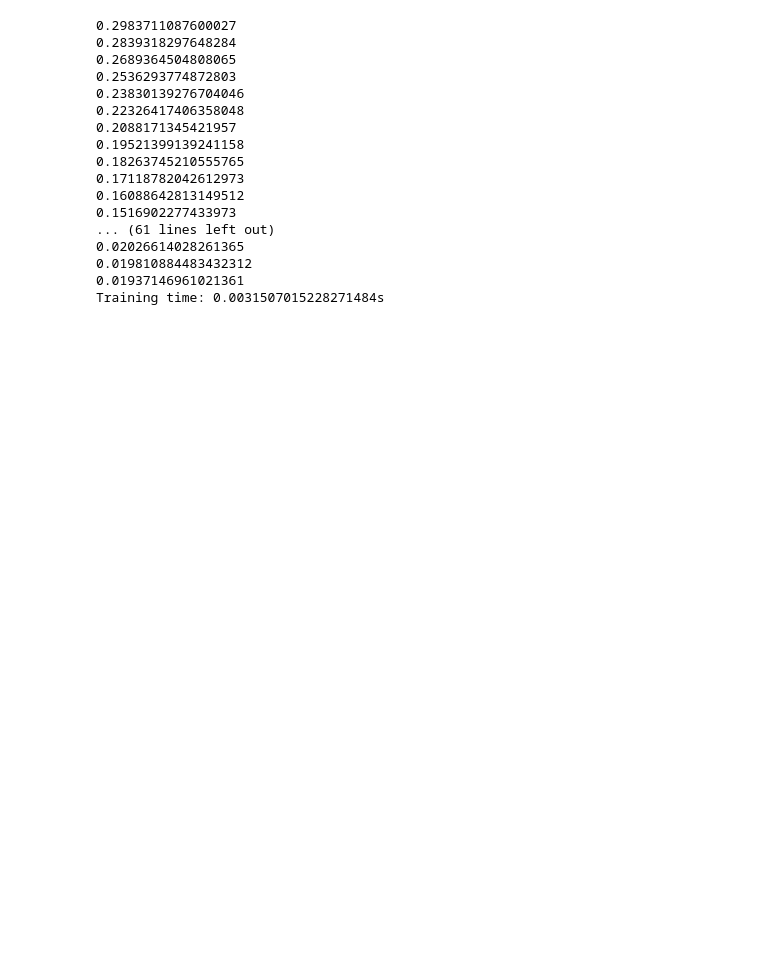
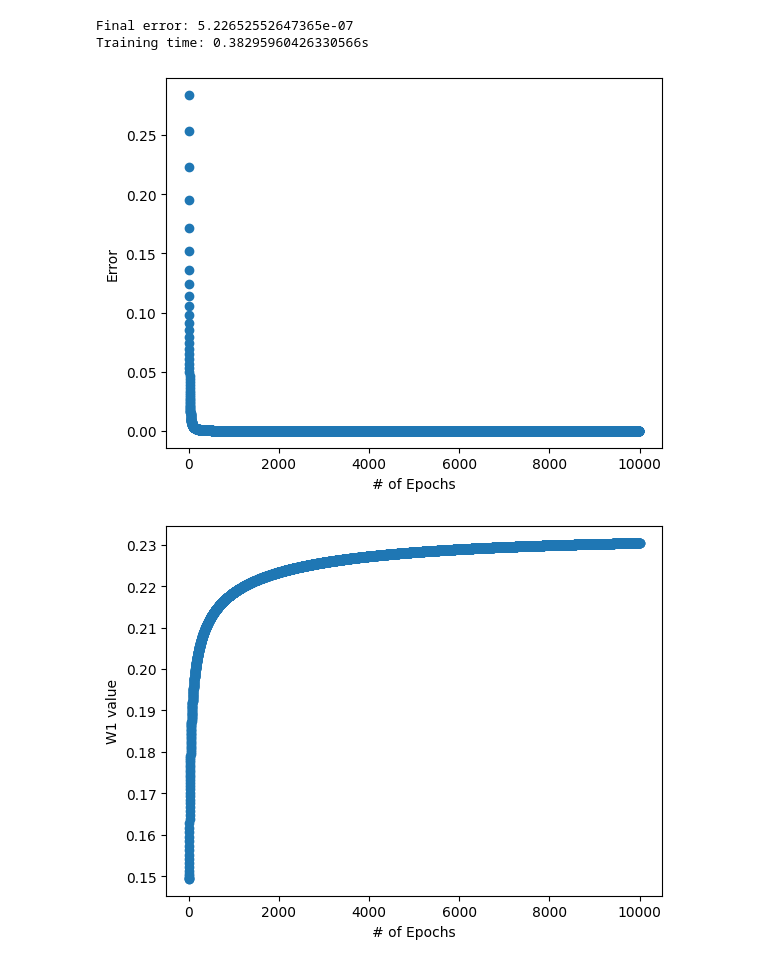
Before and after one commit to sophiastmn/ML_Labs, a Jupyter notebook: NeuralNetworks2.ipynb, the cells around one changed output. Cells and saved outputs as stored; diff of their text form; code cells hidden in the pictures; blank space fills up the shorter version.

```diff
--- a/NeuralNetworks2.ipynb
+++ b/NeuralNetworks2.ipynb
@@ -148,12 +148,19 @@ class Perceptron:
     return 1/(1+math.e**(-1*value));
 
 
-def trainNetwork(nn, points, trainingValues, lv):
+def trainNetwork(nn, points, trainingValues, lv, maxEpochs):
   continue_question = True;
   nn.setWeights([[[0.15, 0.2], [0.25, 0.3]], [[0.4, 0.45], [0.5, 0.55]]]);
   nn.setBias([[0.35, 0.35], [0.6, 0.6]]);
-  while continue_question:
-    continue_question = epoch(nn, points, trainingValues, lv);
+  errorData = [];
+  w1Data = [];
+  for i in range(maxEpochs):
+    error1 = epoch(nn, points, trainingValues, lv);
+    errorData.append(error1);
+    w1Data.append(nn.getWeights()[0][0]);
+    if error1 < 0.0000000001:
+      break;
+  return errorData, w1Data;
 
 def calculateError(training, actual):
     #calculate the mean squared error using the training and actual values
@@ -163,58 +170,56 @@ def calculateError(training, actual):
     return sum/len(training);
 
 def epoch(nn, points, trainingValues, lv):
-  change = False;
   for p in points:
     a = nn.calculateOutputs(points);
     error = calculateError(trainingValues, a[-1]);
     wChange = nn.adjustWeights(a, trainingValues, lv, p);
     bChange = nn.adjustBias(a, trainingValues, lv, p);
-    if error > 0.000002:
-      change = True;
-  return change;
+  return error;
 
 
 def main():
   random.seed(1880333);
   #generate a random line
   m = random.random()*3; #get a random slope between 0 and 3
   y = random.random()*6; #get a random line between 0 and 6
   learningVariable = 0.5; #set the learning variable
+  maxEpochs = 10000;
 
   #initialize the points
-  points = [0.05, 0.10];
+  points = [[0.05, 0.10]];
 
   #give the training values
-  trainingValues = [0.01, 0.99];
+  trainingValues = [[0.01, 0.99]];
 
   #make a network
   nn = NeuralNetwork();
   nn.createPerceptrons([2, 2], points, [2, 2, 2]);
 
   #train the perceptron
   startTime = time.time();
-  trainNetwork(nn, points, trainingValues, learningVariable);
+  errorData, w1Data = trainNetwork(nn, points, trainingValues, learningVariable, maxEpochs);
   endTime = time.time();
+  print(f"Final error: {errorData[-1]}");
   print(f"Training time: {endTime - startTime}s");
+
+  #graph the error data
+  plot.scatter([*range(maxEpochs)], errorData);
+  plot.xlabel("# of Epochs");
+  plot.ylabel("Error");
+  plot.show();
+
+  #graph the w1 data
+  plot.scatter([*range(maxEpochs)], w1Data);
+  plot.xlabel("# of Epochs");
+  plot.ylabel("W1 value");
+  plot.show();
 
 
 if __name__ == "__main__":
   main();
 # %% [output]
-0.2983711087600027
-0.2839318297648284
-0.2689364504808065
-0.2536293774872803
-0.23830139276704046
-0.22326417406358048
-0.2088171345421957
-0.19521399139241158
-0.18263745210555765
-0.17118782042612973
-0.16088642813149512
-0.1516902277433973
-... (61 lines left out)
-0.02026614028261365
-0.019810884483432312
-0.01937146961021361
-Training time: 0.0031507015228271484s
+Final error: 5.22652552647365e-07
+Training time: 0.38295960426330566s
+[figure, added]
+[figure, added]
```
Also changed, not shown: parts of 1 cell of this notebook.
